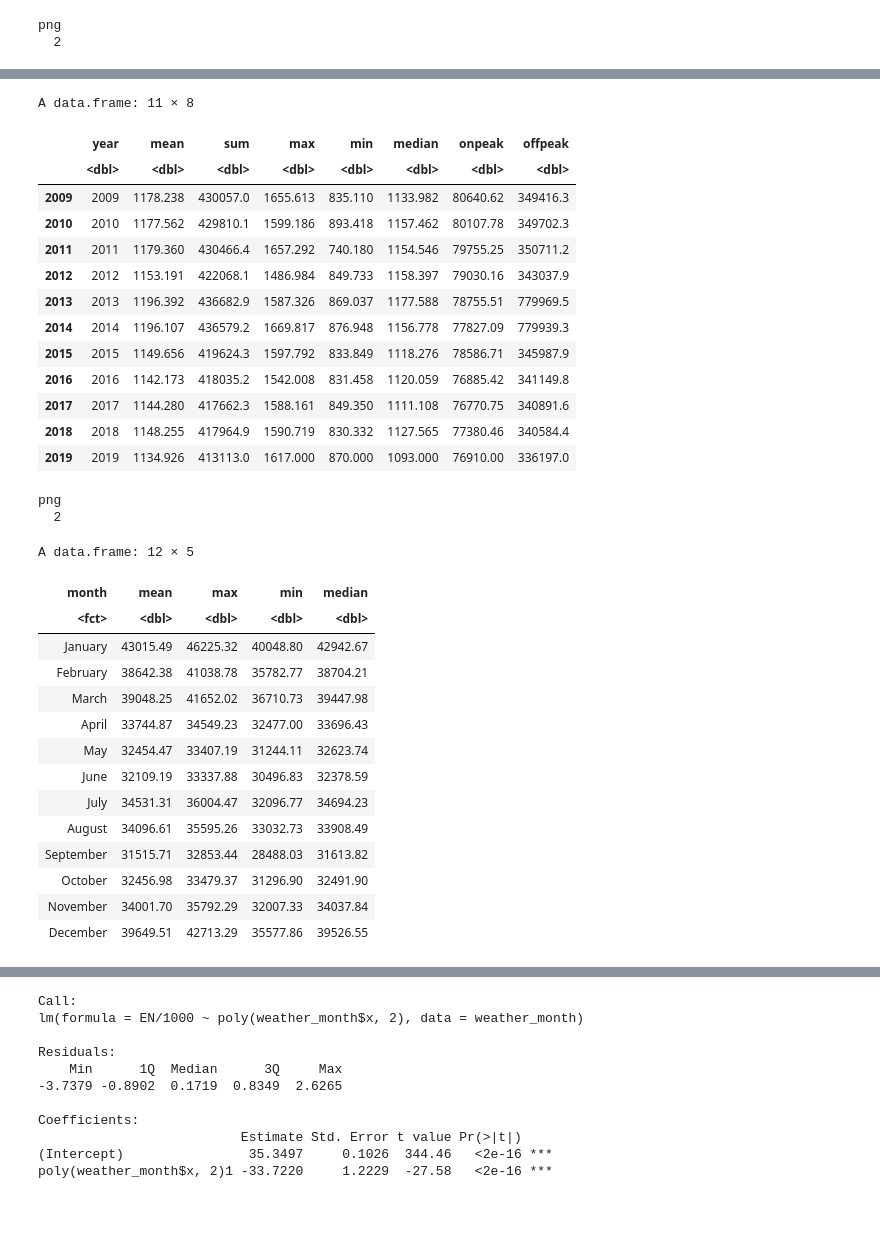
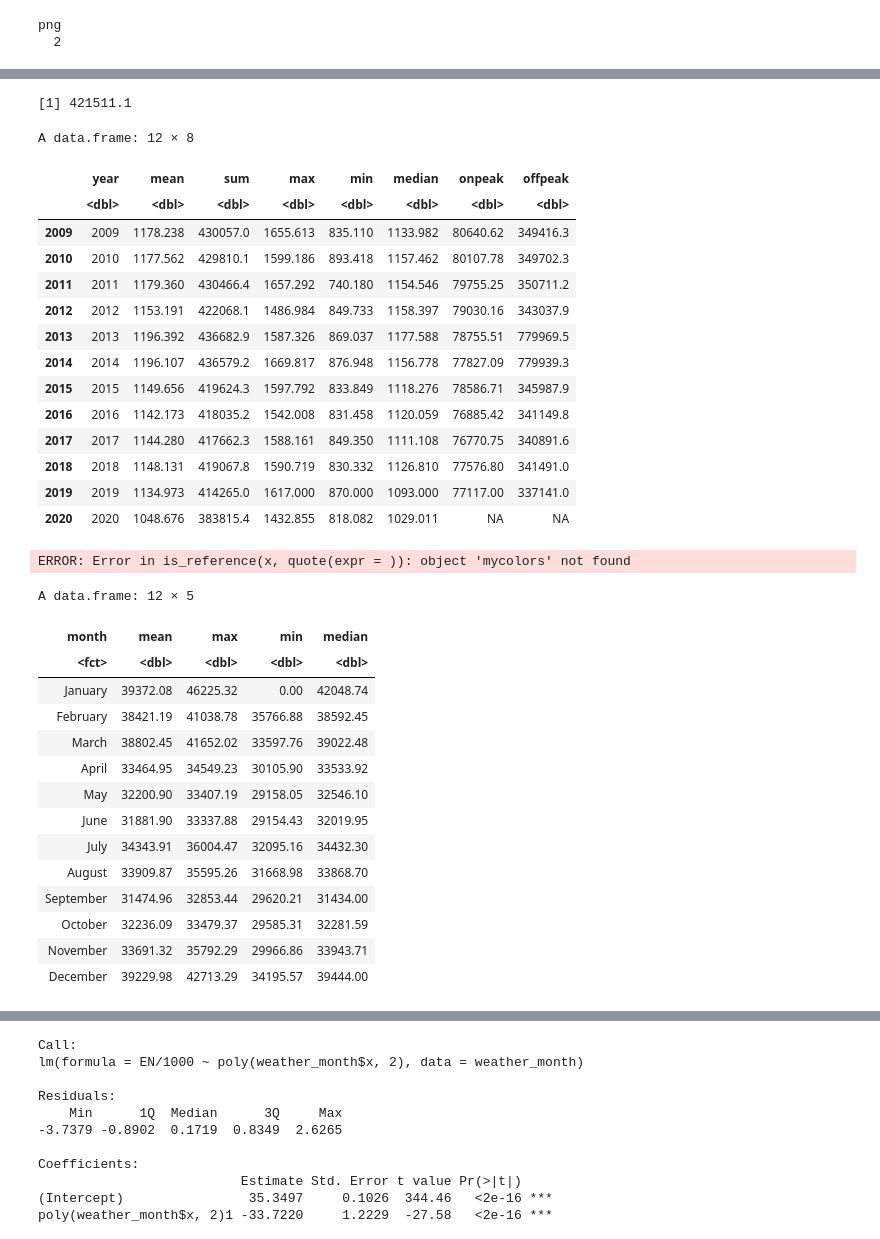
Before and after one commit to narslab/treem, a Jupyter notebook: bin/jupyter/energy-consumption-analysis.ipynb, the cells around one changed output, grey strips where cells are left out. Saved outputs shown, nothing was run; the diff lists cells and outputs as text; code cells hidden in the pictures; blank space fills up the shorter version.

```diff
--- a/bin/jupyter/energy-consumption-analysis.ipynb
+++ b/bin/jupyter/energy-consumption-analysis.ipynb
@@ -10,7 +10,5 @@ library(reshape2)
 library(RColorBrewer)
 library(numform)
 library(gcookbook)
-wholedata_frame<- read.csv("../Data/MBTA-Energy consumption(2008-2019).csv",header = TRUE, na.strings =0)
-#view structure of data
-str(wholedata_frame)
+wholedata_frame<- read.csv("../../data/raw/energy-consumption-08-20.csv",header = TRUE, na.strings =0)
 # %% [output]
@@ -36,16 +76,19 @@ str(wholedata_frame)
 # %%
 #generate time series plots
 mycolors<-c(brewer.pal(4,"Set1"),brewer.pal(4, "Paired"),brewer.pal(4,"Set2"))
-png("Time series daily.png",height= 2000,width=5000,res=360)
+png("../../figures/Time series daily.png",height= 2000,width=5000,res=360)
 wholedata_frame <- wholedata_frame %>%
-  na.omit() %>%
-  mutate(Date = as.Date(Date, format = "%m/%d/%y"))
+  # na.omit() %>%
+  mutate(Date = as.Date(Date, format = "%m/%d/%Y"))
 ggplot(wholedata_frame,aes(x = Date, y = Total.Daily.Load,color=factor(WJ))) +
 geom_point()+theme_bw(base_size = 15)+scale_y_continuous(limits=c(750,1800))+
 theme_gray()+scale_color_manual("WJ",values= mycolors,labels=c("Weekends", "Weekday"))+
-theme(axis.text=element_text(size=12),axis.title.x = element_text(size = 20),axis.title.y = element_text(size = 20),title= element_text(size = 20),axis.text.x = element_text(angle = 90, hjust = 1, vjust = 0.5))+
+theme(axis.text=element_text(size=12),axis.title.x = element_text(size = 20),
+      axis.title.y = element_text(size = 20),title= element_text(size = 20),
+      legend.text = element_text(size=15),
+      axis.text.x = element_text(angle = 90, hjust = 1, vjust = 0.5))+
 labs(title = "Daily Energy consumption of MBTA Rapid Transit",
-       y = "Energy consumption (kWh)",
+       y = "Energy consumption (MWh)",
        x = "Date")+
     guides(color=guide_legend(title=NULL))+
    scale_x_date(date_breaks ="1 year",date_labels = "%Y-%m")
@@ -92,3 +176,7 @@ png
+# %%
+mean(Year_table1$sum)
+# %% [output]
+[1] 421511.1
 # %%
 #generate annual energy consumption table
 mean_year=tapply(wholedata_frame$Total.Daily.Load,wholedata_frame$Year,mean)
@@ -98,19 +186,19 @@ min_year=tapply(wholedata_frame$Total.Daily.Load,wholedata_frame$Year,min)
 median_year=tapply(wholedata_frame$Total.Daily.Load,wholedata_frame$Year,median)
 onpeak_year=tapply(wholedata_frame$on.peak,wholedata_frame$Year,sum)
 offpeak_year=tapply(wholedata_frame$off.peak,wholedata_frame$Year,sum)
-Year_table=data.frame(year=c(2008,2009,2010,2011,2012,2013,2014,2015,2016,2017,2018,2019),mean=mean_year,sum=sum_year,max=max_year,min=min_year,median=median_year,onpeak=onpeak_year,offpeak=offpeak_year)
+Year_table=data.frame(year=c(2008,2009,2010,2011,2012,2013,2014,2015,2016,2017,2018,2019,2020),mean=mean_year,sum=sum_year,max=max_year,min=min_year,median=median_year,onpeak=onpeak_year,offpeak=offpeak_year)
 Year_table1=Year_table[-1,]
 Year_table1
 #generate annual energy consumption bar plot
-png(file="annual energy consumption bar plot1.png", height= 1000,width=2500,res=180)
+# png(file="../../figures/annual energy consumption bar plot.png", height= 1000,width=1550,res=180)
 ggplot(data=Year_table1, aes(x=factor(year), y=sum/1000，fill=factor(year)))+ geom_bar(stat = "identity")+
- labs(title = "Annual Energy consumption of MBTA Rapid Transit ", y = "Energy consumption (MWh)",x = "Year")+
+ labs(title = "Annual Energy consumption of MBTA Rapid Transit ", y = "Energy consumption (GWh)",x = "Year")+
  theme(axis.text=element_text(size=15),axis.title.x = element_text(size = 20),axis.title.y = element_text(size = 20),title= element_text(size = 20))+
  scale_fill_manual("year",values= mycolors)+
  guides(fill=FALSE)
-dev.off()
+# dev.off()
 # %% [output]
-A data.frame: 11 × 8
+A data.frame: 12 × 8
 |  | year | mean | sum | max | min | median | onpeak | offpeak |
 |  | <dbl> | <dbl> | <dbl> | <dbl> | <dbl> | <dbl> | <dbl> | <dbl> |
 | 2009 | 2009 | 1178.238 | 430057.0 | 1655.613 | 835.110 | 1133.982 | 80640.62 | 349416.3 |
@@ -122,32 +210,32 @@ A data.frame: 11 × 8
 | 2015 | 2015 | 1149.656 | 419624.3 | 1597.792 | 833.849 | 1118.276 | 78586.71 | 345987.9 |
 | 2016 | 2016 | 1142.173 | 418035.2 | 1542.008 | 831.458 | 1120.059 | 76885.42 | 341149.8 |
 | 2017 | 2017 | 1144.280 | 417662.3 | 1588.161 | 849.350 | 1111.108 | 76770.75 | 340891.6 |
-| 2018 | 2018 | 1148.255 | 417964.9 | 1590.719 | 830.332 | 1127.565 | 77380.46 | 340584.4 |
-| 2019 | 2019 | 1134.926 | 413113.0 | 1617.000 | 870.000 | 1093.000 | 76910.00 | 336197.0 |
+| 2018 | 2018 | 1148.131 | 419067.8 | 1590.719 | 830.332 | 1126.810 | 77576.80 | 341491.0 |
+| 2019 | 2019 | 1134.973 | 414265.0 | 1617.000 | 870.000 | 1093.000 | 77117.00 | 337141.0 |
+| 2020 | 2020 | 1048.676 | 383815.4 | 1432.855 | 818.082 | 1029.011 | NA | NA |
-png
-  2
+ERROR: Error in is_reference(x, quote(expr = )): object 'mycolors' not found
 # %%
 #generate the month energy consumption table
-sum_month=aggregate(wholedata_frame$Total.Daily.Load,list(wholedata_frame$Year,wholedata_frame$Month),sum)
+sum_month=aggregate(wholedata_frame$Total.Daily.Load,list(wholedata_frame$Year,wholedata_frame$Month),sum,na.rm =TRUE)
 mean_month=aggregate(sum_month$x,list(sum_month$Group.2),mean)
 max_month=aggregate(sum_month$x,list(sum_month$Group.2),max)
 min_month=aggregate(sum_month$x,list(sum_month$Group.2),min)
 median_month=aggregate(sum_month$x,list(sum_month$Group.2),median)
 Month_table=data.frame(month=c('January','February','March','April','May','June','July','August','September','October','November','December'),mean=mean_month$x,max=max_month$x,min=min_month$x,median=median_month$x)
 Month_table
 # %% [output]
 A data.frame: 12 × 5
 | month | mean | max | min | median |
 | <fct> | <dbl> | <dbl> | <dbl> | <dbl> |
-| January | 43015.49 | 46225.32 | 40048.80 | 42942.67 |
-| February | 38642.38 | 41038.78 | 35782.77 | 38704.21 |
-| March | 39048.25 | 41652.02 | 36710.73 | 39447.98 |
-| April | 33744.87 | 34549.23 | 32477.00 | 33696.43 |
-| May | 32454.47 | 33407.19 | 31244.11 | 32623.74 |
-| June | 32109.19 | 33337.88 | 30496.83 | 32378.59 |
-| July | 34531.31 | 36004.47 | 32096.77 | 34694.23 |
-| August | 34096.61 | 35595.26 | 33032.73 | 33908.49 |
-| September | 31515.71 | 32853.44 | 28488.03 | 31613.82 |
-| October | 32456.98 | 33479.37 | 31296.90 | 32491.90 |
-| November | 34001.70 | 35792.29 | 32007.33 | 34037.84 |
-| December | 39649.51 | 42713.29 | 35577.86 | 39526.55 |
+| January | 39372.08 | 46225.32 | 0.00 | 42048.74 |
+| February | 38421.19 | 41038.78 | 35766.88 | 38592.45 |
+| March | 38802.45 | 41652.02 | 33597.76 | 39022.48 |
+| April | 33464.95 | 34549.23 | 30105.90 | 33533.92 |
+| May | 32200.90 | 33407.19 | 29158.05 | 32546.10 |
+| June | 31881.90 | 33337.88 | 29154.43 | 32019.95 |
+| July | 34343.91 | 36004.47 | 32095.16 | 34432.30 |
+| August | 33909.87 | 35595.26 | 31668.98 | 33868.70 |
+| September | 31474.96 | 32853.44 | 29620.21 | 31434.00 |
+| October | 32236.09 | 33479.37 | 29585.31 | 32281.59 |
+| November | 33691.32 | 35792.29 | 29966.86 | 33943.71 |
+| December | 39229.98 | 42713.29 | 34195.57 | 39444.00 |
```
Also changed, not shown: parts of 13 cells of this notebook, 13 other files.
